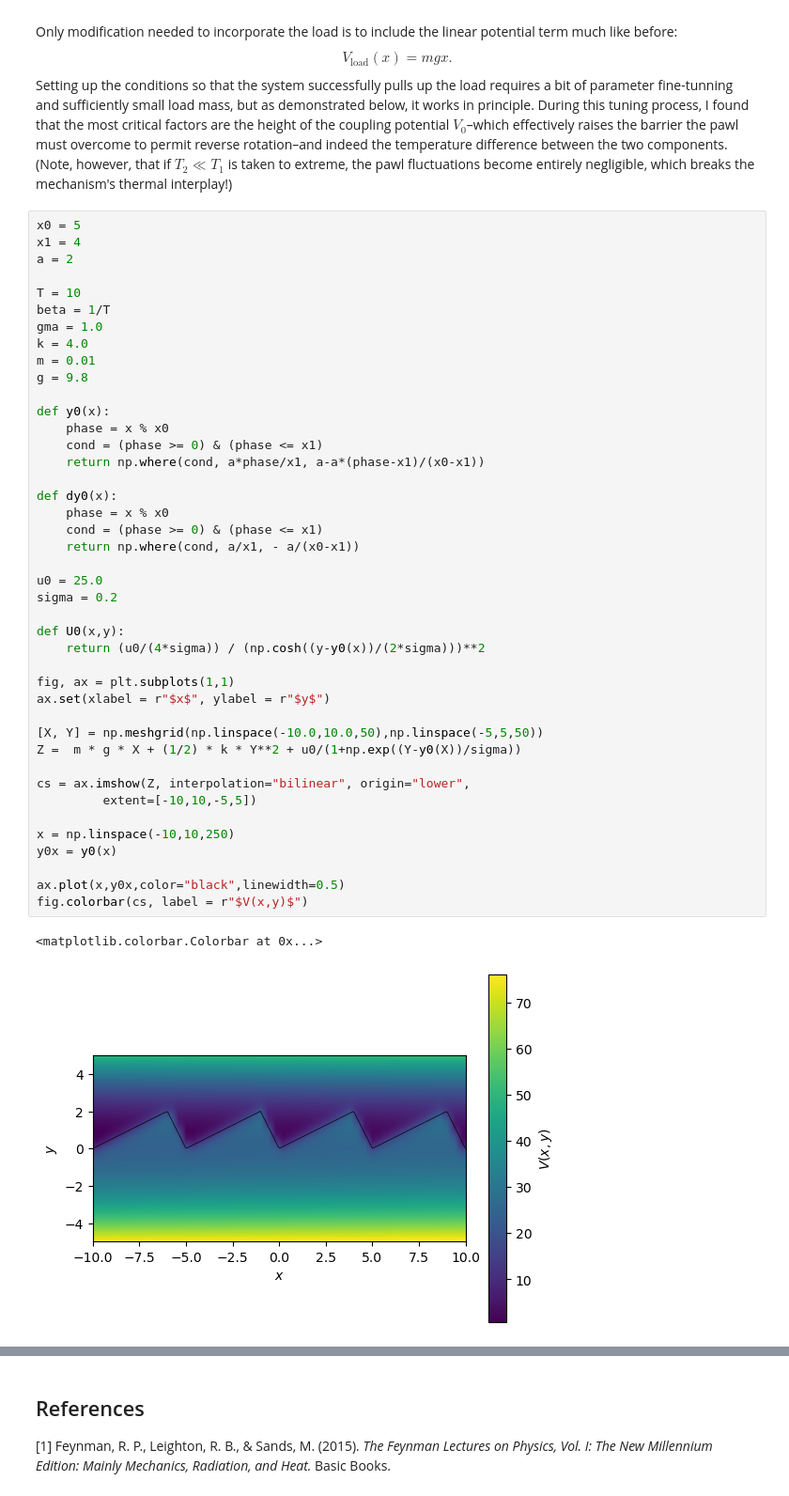
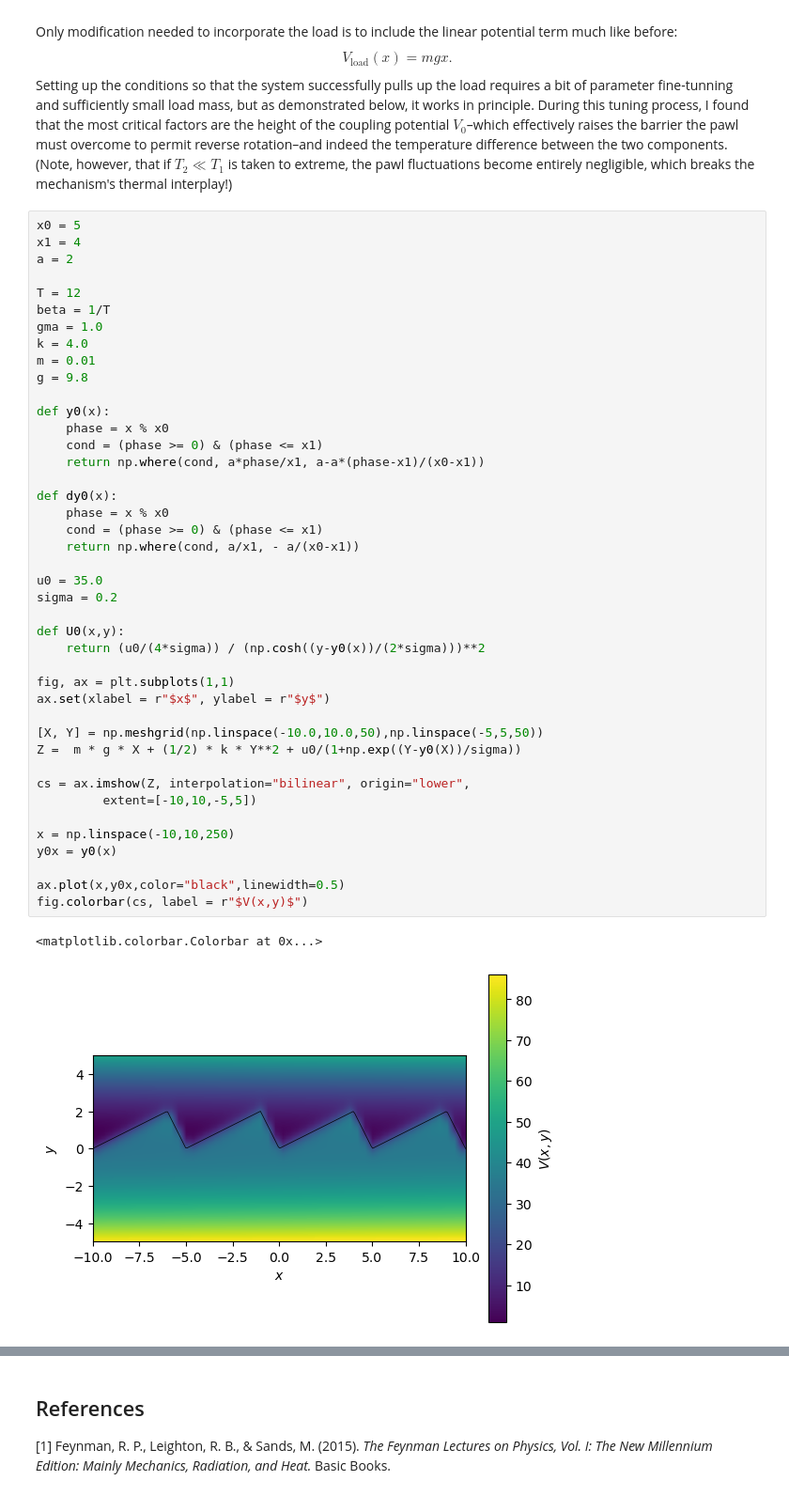
Before and after one commit to Ben-Janda/LSolver, a Jupyter notebook: examples/02_Feynmans-ratchet.ipynb, the cells around one changed output, grey strips where cells are left out. Shown at 94% size. Cells and saved outputs as stored; diff of their text form.

```diff
--- a/examples/02_Feynmans-ratchet.ipynb
+++ b/examples/02_Feynmans-ratchet.ipynb
@@ -308,7 +309,7 @@ x0 = 5
 x1 = 4
 a = 2
 
-T = 10
+T = 12
 beta = 1/T
 gma = 1.0
 k = 4.0
@@ -319,35 +320,35 @@ def y0(x):
     phase = x % x0
     cond = (phase >= 0) & (phase <= x1)
     return np.where(cond, a*phase/x1, a-a*(phase-x1)/(x0-x1))
 
 def dy0(x):
     phase = x % x0
     cond = (phase >= 0) & (phase <= x1)
     return np.where(cond, a/x1, - a/(x0-x1))
 
-u0 = 25.0
+u0 = 35.0
 sigma = 0.2
 
 def U0(x,y):
     return (u0/(4*sigma)) / (np.cosh((y-y0(x))/(2*sigma)))**2
 
 fig, ax = plt.subplots(1,1)
 ax.set(xlabel = r"$x$", ylabel = r"$y$")
 
 [X, Y] = np.meshgrid(np.linspace(-10.0,10.0,50),np.linspace(-5,5,50))
 Z =  m * g * X + (1/2) * k * Y**2 + u0/(1+np.exp((Y-y0(X))/sigma))
 
 cs = ax.imshow(Z, interpolation="bilinear", origin="lower",
          extent=[-10,10,-5,5])
 
 x = np.linspace(-10,10,250)
 y0x = y0(x)
 
 ax.plot(x,y0x,color="black",linewidth=0.5)
 fig.colorbar(cs, label = r"$V(x,y)$")
 # %% [output]
 <matplotlib.colorbar.Colorbar at 0x...>
-[figure, old version]
+[figure, new version]
 # %%
 from LSolver import SimulationConfig, overdamped
 
```
Also changed, not shown: parts of 6 cells of this notebook, 4 other files.
